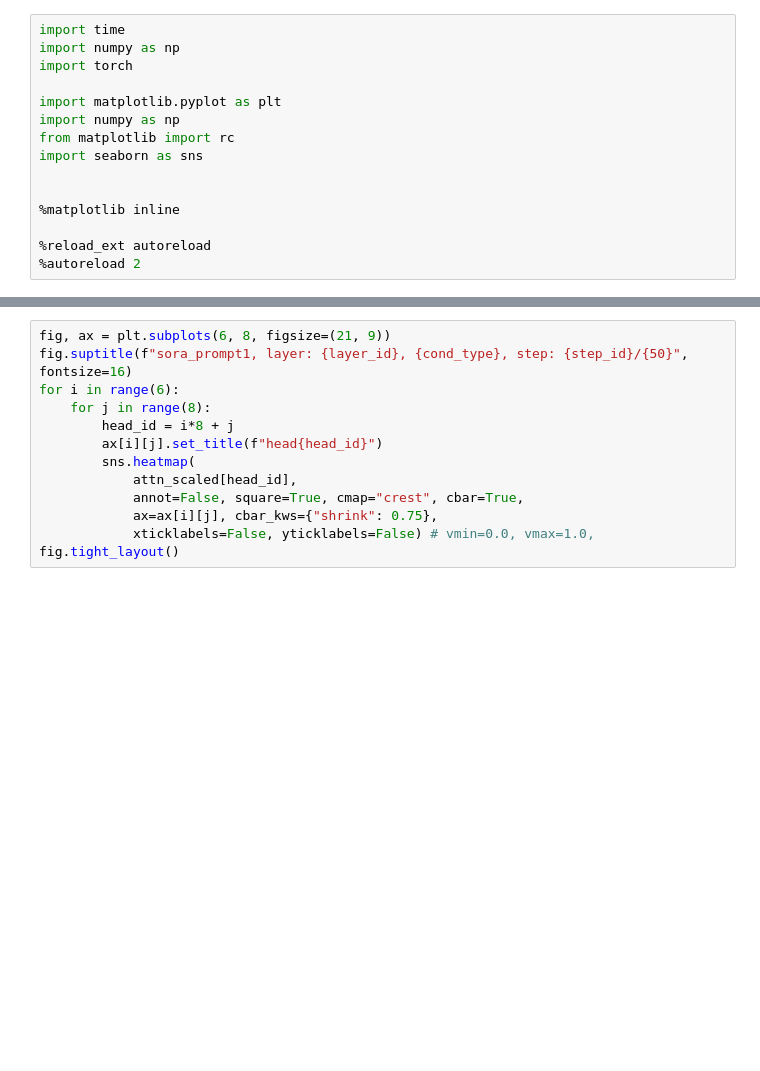
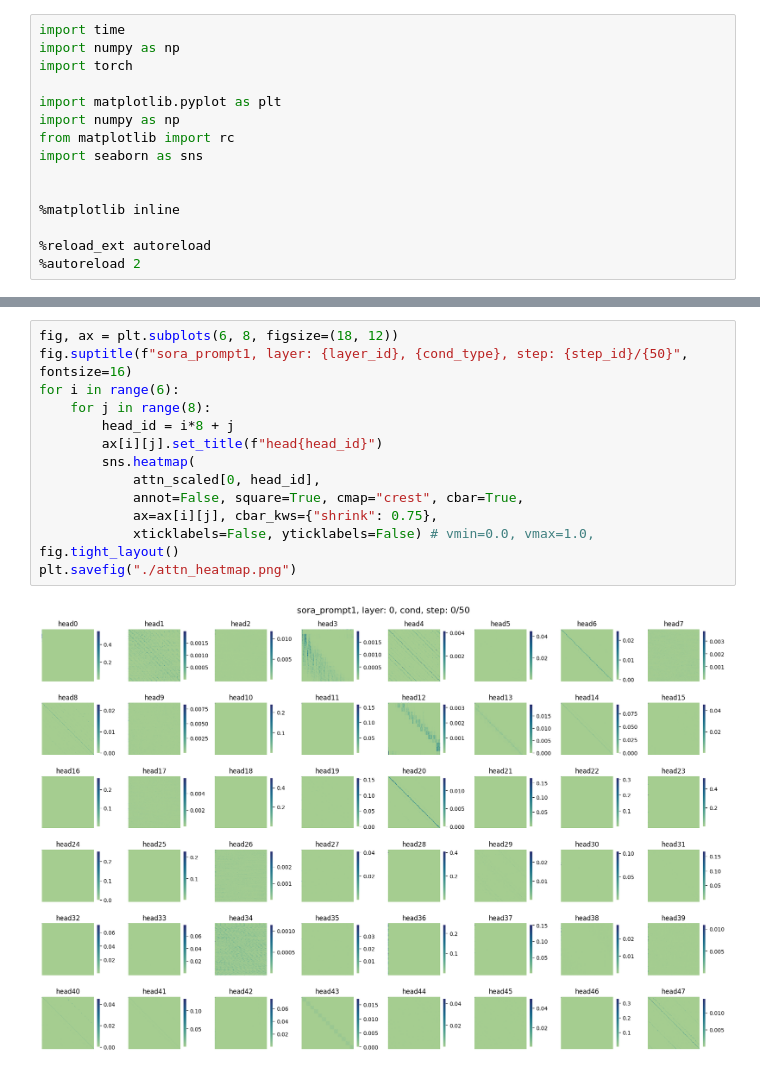
Before and after one commit to insuhan/dynamic-dit-attn, a Jupyter notebook: Untitled.ipynb, the cells around one changed output, grey strips where cells are left out. Saved outputs shown, nothing was run; the diff lists cells and outputs as text; blank space fills up the shorter version.

```diff
--- a/Untitled.ipynb
+++ b/Untitled.ipynb
@@ -22,13 +34,16 @@ attn_scaled = torch.load(f"metadata/layer{layer_id}_attn_{size}_cond.pth", map_l
 # %%
-fig, ax = plt.subplots(6, 8, figsize=(21, 9))
+fig, ax = plt.subplots(6, 8, figsize=(18, 12))
 fig.suptitle(f"sora_prompt1, layer: {layer_id}, {cond_type}, step: {step_id}/{50}", fontsize=16)
 for i in range(6):
     for j in range(8):
         head_id = i*8 + j
         ax[i][j].set_title(f"head{head_id}")
         sns.heatmap(
-            attn_scaled[head_id],
+            attn_scaled[0, head_id],
             annot=False, square=True, cmap="crest", cbar=True,
             ax=ax[i][j], cbar_kws={"shrink": 0.75},
             xticklabels=False, yticklabels=False) # vmin=0.0, vmax=1.0,
 fig.tight_layout()
+plt.savefig("./attn_heatmap.png")
+# %% [output]
+[figure, added]
```
Also changed, not shown: parts of 5 cells of this notebook, 8 other files.
